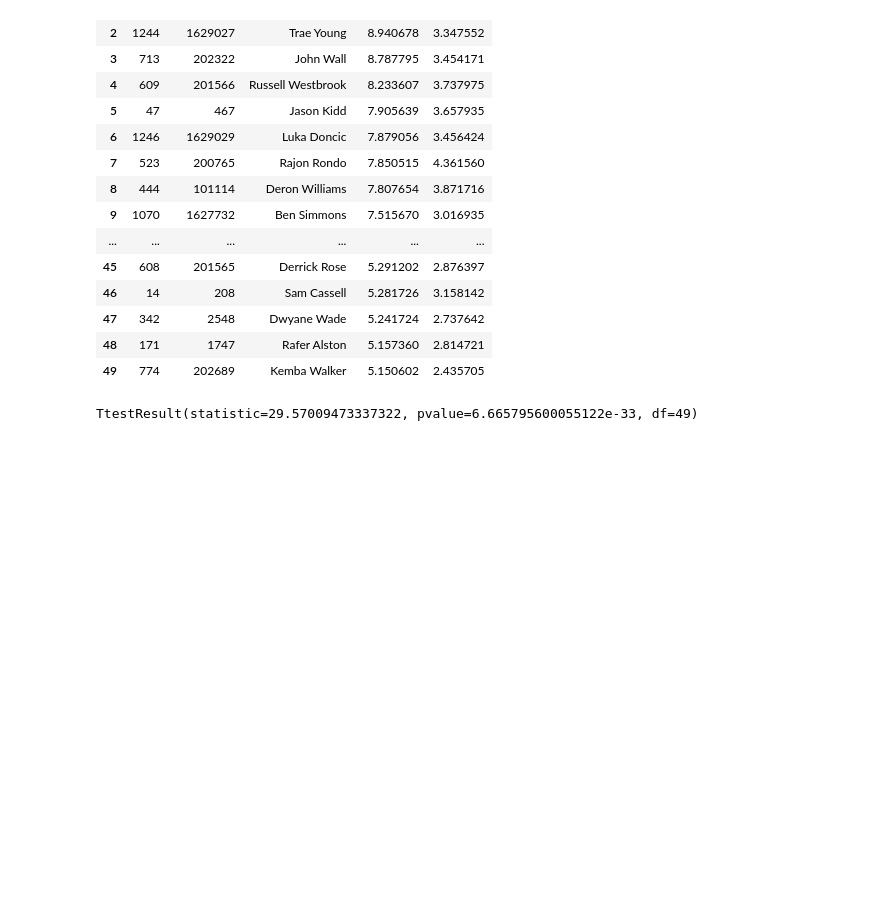
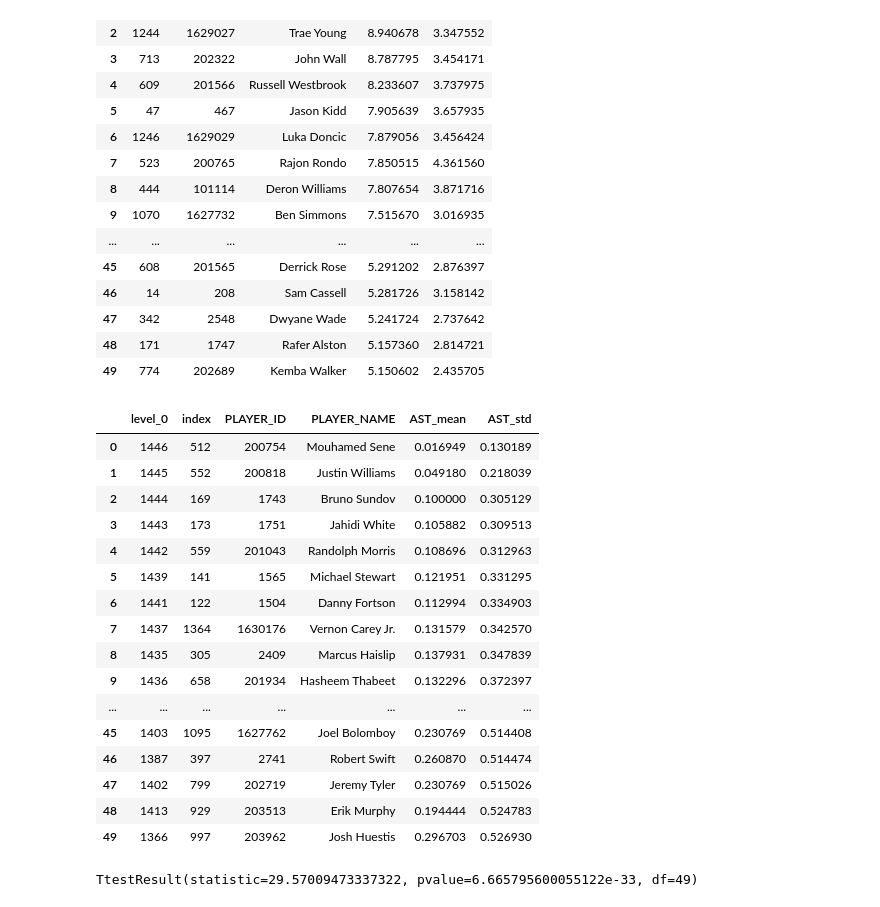
Before and after one commit to TZDSGeek/Project_1, a Jupyter notebook: NBA Analysis - Assists and Plus Minus.ipynb, the cells around one changed output. Saved outputs shown, nothing was run; the diff lists cells and outputs as text; code cells hidden in the pictures; blank space fills up the shorter version.

```diff
--- a/NBA Analysis - Assists and Plus Minus.ipynb
+++ b/NBA Analysis - Assists and Plus Minus.ipynb
@@ -138,8 +138,8 @@ games_df[games_df.isna().any(axis=1)]
 99 rows × 21 columns
 # %%
 # Read the data from games_details dataset
-# games_details_df = pd.read_csv(games_details)
+games_details_df = pd.read_csv(games_details)
 # print(games_details_df.shape)
-# games_details_df.head()
+games_details_df.head()
 #Ended up not needing this in the code, but it was good for understanding the data we had to work with.
 # %% [output]
@@ -497,6 +447,27 @@ top_performers_ast.head(52)
 | 47 | 342 | 2548 | Dwyane Wade | 5.241724 | 2.737642 |
 | 48 | 171 | 1747 | Rafer Alston | 5.157360 | 2.814721 |
 | 49 | 774 | 202689 | Kemba Walker | 5.150602 | 2.435705 |
+# %%
+most_consistent_ast = combined_ast.sort_values(by='AST_std', ascending=True).reset_index()
+most_consistent_ast.head(50)
+# %% [output]
+|  | level_0 | index | PLAYER_ID | PLAYER_NAME | AST_mean | AST_std |
+| 0 | 1446 | 512 | 200754 | Mouhamed Sene | 0.016949 | 0.130189 |
+| 1 | 1445 | 552 | 200818 | Justin Williams | 0.049180 | 0.218039 |
+| 2 | 1444 | 169 | 1743 | Bruno Sundov | 0.100000 | 0.305129 |
+| 3 | 1443 | 173 | 1751 | Jahidi White | 0.105882 | 0.309513 |
+| 4 | 1442 | 559 | 201043 | Randolph Morris | 0.108696 | 0.312963 |
+| 5 | 1439 | 141 | 1565 | Michael Stewart | 0.121951 | 0.331295 |
+| 6 | 1441 | 122 | 1504 | Danny Fortson | 0.112994 | 0.334903 |
+| 7 | 1437 | 1364 | 1630176 | Vernon Carey Jr. | 0.131579 | 0.342570 |
+| 8 | 1435 | 305 | 2409 | Marcus Haislip | 0.137931 | 0.347839 |
+| 9 | 1436 | 658 | 201934 | Hasheem Thabeet | 0.132296 | 0.372397 |
+| ... | ... | ... | ... | ... | ... | ... |
+| 45 | 1403 | 1095 | 1627762 | Joel Bolomboy | 0.230769 | 0.514408 |
+| 46 | 1387 | 397 | 2741 | Robert Swift | 0.260870 | 0.514474 |
+| 47 | 1402 | 799 | 202719 | Jeremy Tyler | 0.230769 | 0.515026 |
+| 48 | 1413 | 929 | 203513 | Erik Murphy | 0.194444 | 0.524783 |
+| 49 | 1366 | 997 | 203962 | Josh Huestis | 0.296703 | 0.526930 |
 # %%
 top_performers_ast.to_csv("Resources/Top_Performers_Assists.csv", index=False)
 combined_ast.to_csv("Resources/Filered_Players_Assists.csv", index=False)
```
Also changed, not shown: parts of 3 cells of this notebook.
